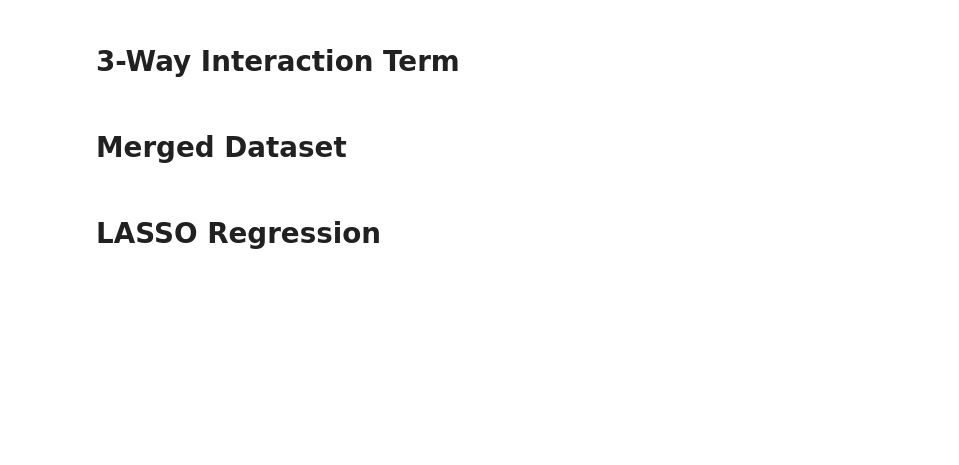
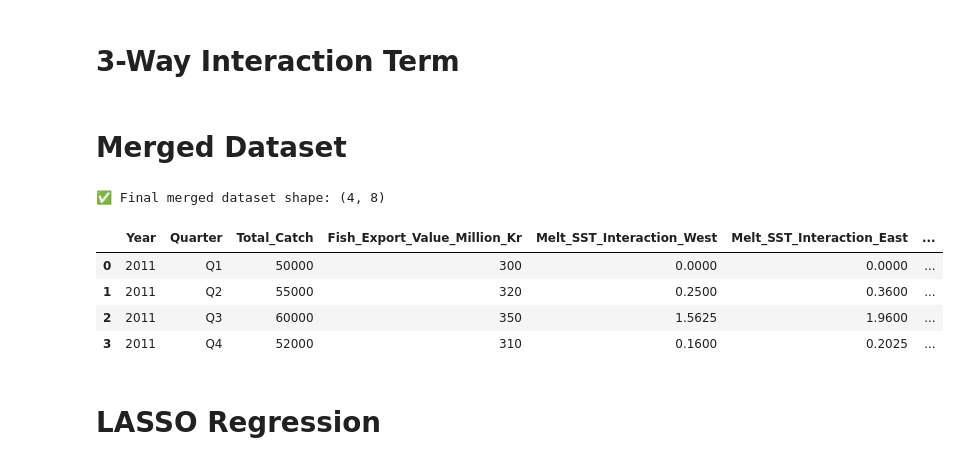
Before and after one commit to ccspen21/greenland-fishery-nowcast-2025, a Jupyter notebook: model_fitting_diagnostics.ipynb, the cells around one changed output. Drawn from its saved outputs; the diff is of its cells as text; code cells hidden in the pictures; blank space fills up the shorter version.

```diff
--- a/model_fitting_diagnostics.ipynb
+++ b/model_fitting_diagnostics.ipynb
@@ -21,20 +63,23 @@ DB_PATH = os.getenv("DB_PATH", "greenland_fishery.db")
 # %%
 # Connect to the database
 try:
-    conn = sqlite3.connect(DB_PATH)
+    conn = sqlite3.connect('/content/greenland_fishery.db')
     cursor = conn.cursor()
-    print(f"Connected to SQLite database at {DB_PATH}")
+    print("Connected to SQLite database at /content/greenland_fishery.db")
 except Exception as e:
     print(f"Error connecting to database: {e}")
     raise
 
-# Helper function to validate DataFrame against schema
+# Helper function to validate DataFrame against schema (aligned with setup_dataset.ipynb)
 def validate_dataframe(df, expected_columns, dtypes):
     if not all(col in df.columns for col in expected_columns):
         raise ValueError(f"DataFrame missing expected columns: {expected_columns}")
     for col, dtype in dtypes.items():
         if col in df.columns:
-            df[col] = df[col].astype(dtype)
+            if dtype == int:  # Handle integer conversion with NaN
+                df[col] = pd.to_numeric(df[col], errors='coerce').fillna(0).astype(int)
+            else:
+                df[col] = df[col].astype(dtype)
     if df.isnull().any().any():
         raise ValueError(f"DataFrame contains NaN values: {df.head()}")
     if df.empty:
@@ -94,19 +179,10 @@ df_sst_south_clean["Melt_SST_Interaction_South"] = (
 # Merged Dataset
 # %%
 # Ensure all 'Year' and 'Quarter' columns are of consistent type across DataFrames
-# Note: Quarter is already in Q1, Q2, etc. format from setup_dataset.ipynb, but we'll ensure types are consistent
-df_clean["Year"] = df_clean["Year"].astype(int)
-df_clean["Quarter"] = df_clean["Quarter"].astype(str)
-df_fish_clean["Year"] = df_fish_clean["Year"].astype(int)
-df_fish_clean["Quarter"] = df_fish_clean["Quarter"].astype(str)
-df_foreign_clean["Year"] = df_foreign_clean["Year"].astype(int)
-df_foreign_clean["Quarter"] = df_foreign_clean["Quarter"].astype(str)
-df_sst_west_clean["Year"] = df_sst_west_clean["Year"].astype(int)
-df_sst_west_clean["Quarter"] = df_sst_west_clean["Quarter"].astype(str)
-df_sst_east_clean["Year"] = df_sst_east_clean["Year"].astype(int)
-df_sst_east_clean["Quarter"] = df_sst_east_clean["Quarter"].astype(str)
-df_sst_south_clean["Year"] = df_sst_south_clean["Year"].astype(int)
-df_sst_south_clean["Quarter"] = df_sst_south_clean["Quarter"].astype(str)
+# Align with setup_dataset.ipynb: Quarter is categorical and ordered
+for df in [df_clean, df_fish_clean, df_foreign_clean, df_sst_west_clean, df_sst_east_clean, df_sst_south_clean]:
+    df["Year"] = df["Year"].astype(int)
+    df["Quarter"] = pd.Categorical(df["Quarter"], categories=["Q1", "Q2", "Q3", "Q4"], ordered=True)
 
 # Start fresh from df_clean
 df_merged_with_interactions = df_clean.copy()
@@ -120,38 +196,46 @@ df_merged_with_interactions = df_merged_with_interactions.merge(
     on=["Year", "Quarter"], how="inner"
 ).merge(
     df_sst_east_clean[["Year", "Quarter", "Melt_SST_Interaction_East"]],
     on=["Year", "Quarter"], how="inner"
 ).merge(
     df_sst_south_clean[["Year", "Quarter", "Melt_SST_Interaction_South"]],
     on=["Year", "Quarter"], how="inner"
 )
 
 # Merge foreign catch
 df_merged_with_interactions = df_merged_with_interactions.merge(
     df_foreign_clean.drop(columns=["Unit"]),
     on=["Year", "Quarter"], how="left"
 )
 
 # Drop unnecessary columns
 df_merged_with_interactions = df_merged_with_interactions.drop(
     columns=[col for col in df_merged_with_interactions.columns if "Unit" in col], errors="ignore"
 )
 
-# Log dropped rows after merging
+# Log dropped rows after merging and handle NaN in Foreign_Catch
+if df_merged_with_interactions["Foreign_Catch"].isnull().any():
+    print(f"Found {df_merged_with_interactions['Foreign_Catch'].isnull().sum()} NaN values in Foreign_Catch. Filling with 0.")
+    df_merged_with_interactions["Foreign_Catch"] = df_merged_with_interactions["Foreign_Catch"].fillna(0)
+
 original_len = len(df_merged_with_interactions)
 df_merged_with_interactions = df_merged_with_interactions.dropna()
 dropped_rows = original_len - len(df_merged_with_interactions)
 if dropped_rows > 0:
     print(f"Dropped {dropped_rows} rows due to missing values after merging")
 
-# Order
-df_merged_with_interactions["Quarter"] = pd.Categorical(
-    df_merged_with_interactions["Quarter"], categories=["Q1", "Q2", "Q3", "Q4"], ordered=True
-)
+# Order (already categorical, just sort)
 df_merged_with_interactions = df_merged_with_interactions.sort_values(by=["Year", "Quarter"]).reset_index(drop=True)
 
 print("✅ Final merged dataset shape:", df_merged_with_interactions.shape)
 display(df_merged_with_interactions.head())
+# %% [output]
+✅ Final merged dataset shape: (4, 8)
+|  | Year | Quarter | Total_Catch | Fish_Export_Value_Million_Kr | Melt_SST_Interaction_West | Melt_SST_Interaction_East | ... |
+| 0 | 2011 | Q1 | 50000 | 300 | 0.0000 | 0.0000 | ... |
+| 1 | 2011 | Q2 | 55000 | 320 | 0.2500 | 0.3600 | ... |
+| 2 | 2011 | Q3 | 60000 | 350 | 1.5625 | 1.9600 | ... |
+| 3 | 2011 | Q4 | 52000 | 310 | 0.1600 | 0.2025 | ... |
 # %% [markdown]
 # LASSO Regression
 # %%
```
Also changed, not shown: parts of 6 cells of this notebook.
